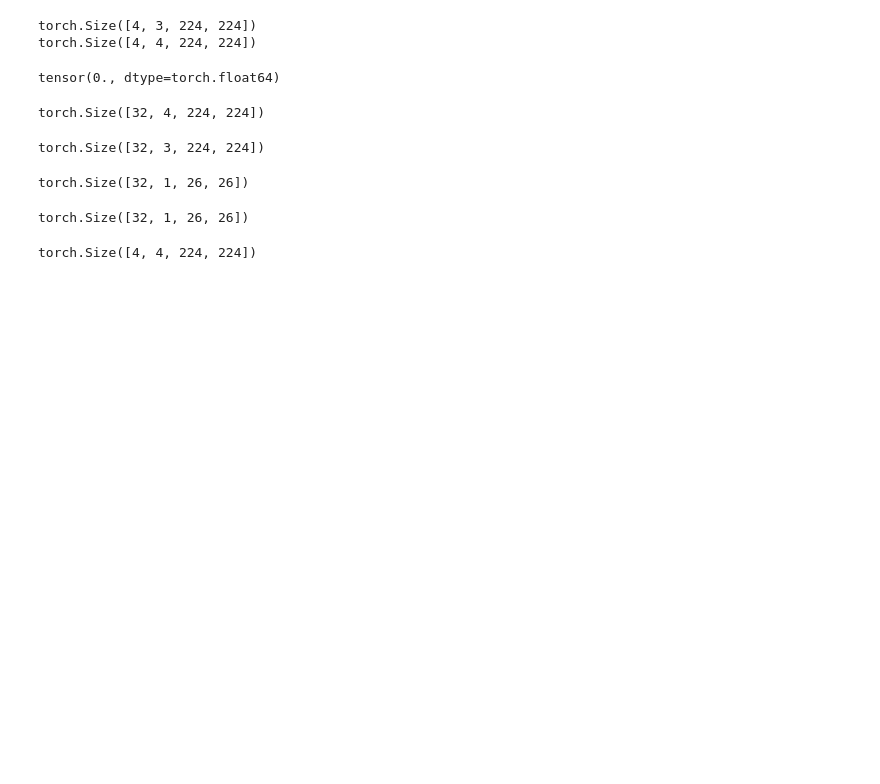
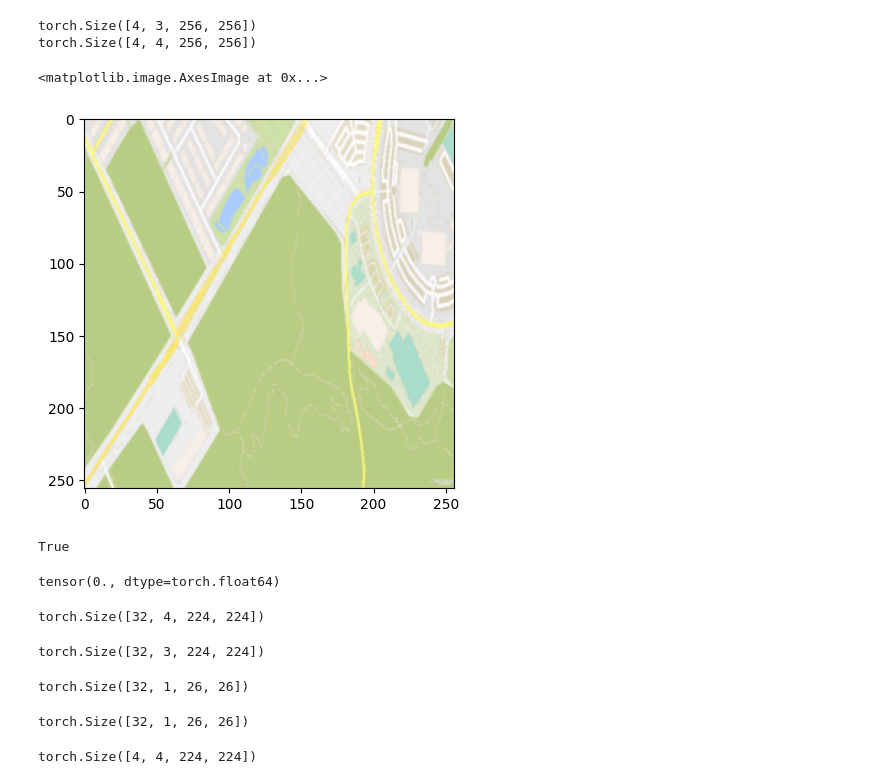
Before and after one commit to W1ckedD/TactileCycleGAN, a Jupyter notebook: test.ipynb, the cells around one changed output. Cells and saved outputs as stored; diff of their text form; code cells hidden in the pictures; blank space fills up the shorter version.

```diff
--- a/test.ipynb
+++ b/test.ipynb
@@ -6,7 +6,7 @@ import matplotlib.pyplot as plt
 from torchvision import transforms
 from src.data.data import load_data
 # %%
-loader = load_data('data', batch_size=4)
+loader, _ = load_data('data', batch_size=4)
 # %%
 for item in loader:
   img_a = item['A']
@@ -15,5 +15,10 @@ for item in loader:
   print(img_b.shape)
   break
 # %% [output]
-torch.Size([4, 3, 224, 224])
-torch.Size([4, 4, 224, 224])
+torch.Size([4, 3, 256, 256])
+torch.Size([4, 4, 256, 256])
+# %%
+plt.imshow(img_a.permute(0, 2, 3, 1)[0])
+# %% [output]
+<matplotlib.image.AxesImage at 0x...>
+[figure, added]
@@ -19,0 +27,4 @@ torch.Size([4, 4, 224, 224])
+# %%
+cv2.imwrite('test.png', img_a.permute((0, 2, 3, 1))[0].cpu().numpy())
+# %% [output]
+True
```
Also changed, not shown: parts of 12 cells of this notebook, 4 other files.
